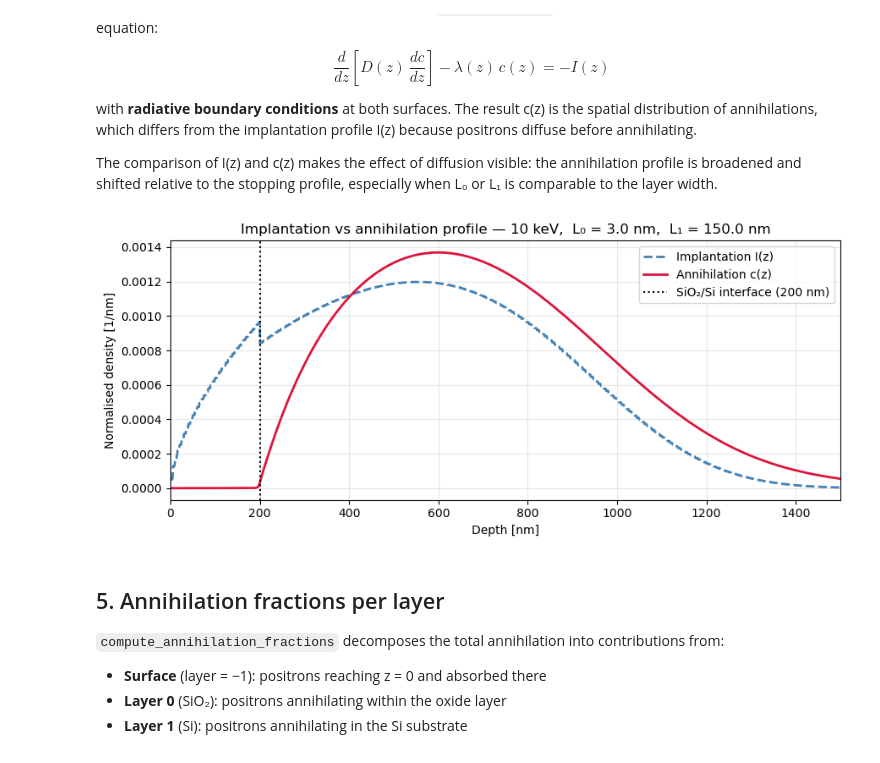
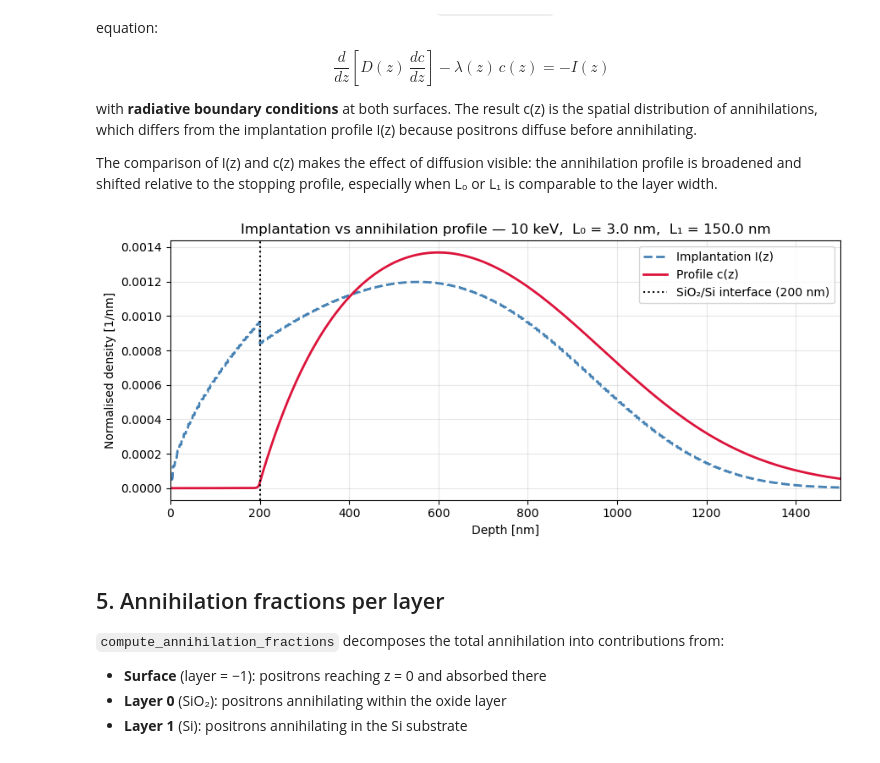
Before and after one commit to achiyaAmrusi/scipas, a Jupyter notebook: examples/positron profile/positron profile in Si.ipynb, the cells around one changed output. Drawn from its saved outputs; the diff is of its cells as text; code cells hidden in the pictures.

```diff
--- a/examples/positron profile/positron profile in Si.ipynb
+++ b/examples/positron profile/positron profile in Si.ipynb
@@ -174,34 +174,34 @@ The comparison of I(z) and c(z) makes the effect of diffusion visible: the annih
 # %%
 # Use the Ghosh profile at 10 keV for the transport calculation
 implantation = multilayer_implantation_profile(
     positron_energy=10.0, depth_vector=depth,
     widths=widths, materials_parameters=[SiO2_ghosh, Si_ghosh],
     densities=densities, implantation_profile_function=ghosh_profile)
 
 # Solve transport equation
 annihilation = profile_solver(implantation, sample, mesh_size=10_000)
 
 # Normalise both to integrate to 1 for direct shape comparison
 I_norm = implantation / float(implantation.integrate('x'))
 c_norm = annihilation / float(annihilation.integrate('x'))
 
 fig, ax = plt.subplots(figsize=(9, 4))
 ax.plot(I_norm.coords['x'].values, I_norm.values,
         color='steelblue', lw=2, ls='--', label='Implantation I(z)')
 ax.plot(c_norm.coords['x'].values,  c_norm.values,
-        color='crimson',   lw=2,       label='Annihilation c(z)')
+        color='crimson',   lw=2,       label='Profile c(z)')
 ax.axvline(oxide_width, color='black', ls=':', lw=1.5,
            label=f'SiO\u2082/Si interface ({oxide_width} nm)')
 ax.set_xlabel('Depth [nm]')
 ax.set_ylabel('Normalised density [1/nm]')
 ax.set_title(f'Implantation vs annihilation profile \u2014 10 keV,  L\u2080 = {L0} nm,  L\u2081 = {L1} nm')
 ax.set_xlim(0, 1500)
 ax.legend()
 ax.grid(True, alpha=0.3)
 plt.tight_layout()
 plt.show()
 # %% [output]
-[figure, old version]
+[figure, new version]
 # %% [markdown]
 ## 5. Annihilation fractions per layer
 
```
Also changed, not shown: 9 other files.
